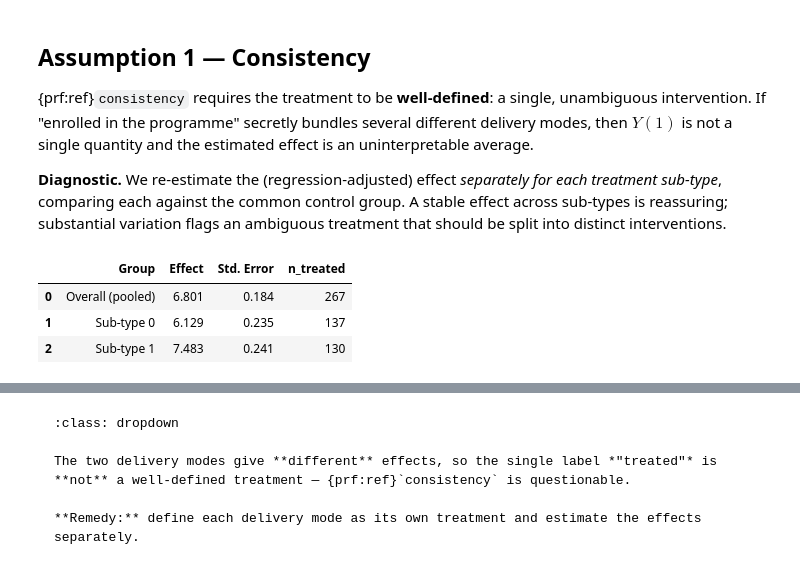
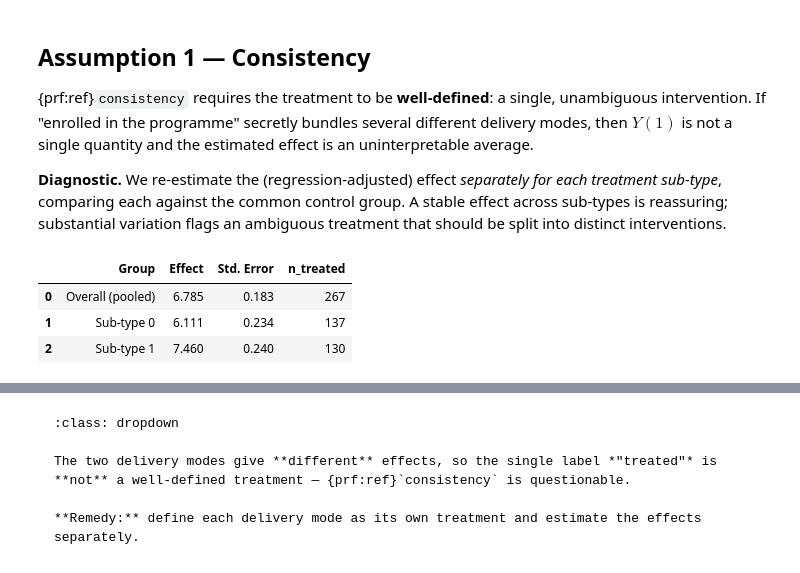
Before and after one commit to actuarial-data-science/ActuarialCausalInference, a Jupyter notebook: application/observational_data.ipynb, the cells around one changed output, grey strips where cells are left out. Drawn from its saved outputs; the diff is of its cells as text; code cells hidden in the pictures.

````diff
--- a/application/observational_data.ipynb
+++ b/application/observational_data.ipynb
@@ -333,30 +335,36 @@ Saved SVG figures:
 **Diagnostic.** We re-estimate the (regression-adjusted) effect *separately for each treatment sub-type*, comparing each against the common control group. A stable effect across sub-types is reassuring; substantial variation flags an ambiguous treatment that should be split into distinct interventions.
 # %%
 # Re-estimate the effect within each treatment sub-type (delivery mode).
-covariates_adj = ['X1', 'X2', 'X3', 'X4', 'X5', 'X6', 'X7', 'X8', 'X9', 'X10']
+# Adjustment set = exactly the confounders the DAG declares: {X1, X2}. In the DGP
+# X3 and X4 affect treatment only (they are INSTRUMENTS) and X5–X10 are pure noise.
+# Adjusting for instruments is contraindicated: it amplifies the bias from the
+# unobserved confounder U (Z-bias / bias amplification; Pearl 2011; Myers et al.
+# 2011; Ding, VanderWeele & Robins 2017). We therefore adjust for what — and only
+# what — the DAG (the "contract") licenses.
+covariates_adj = ['X1', 'X2']
 consistency_tbl = consistency_diagnostic(
     data, treatment='T_Treatment', outcome='Y',
     subtype_col='Treatment_Subtype', covariates=covariates_adj,
 )
 display(consistency_tbl.round(3))
 
 # Visualise the effect per sub-type with ±1.96 SE error bars
 fig = go.Figure()
 fig.add_trace(go.Bar(
     x=consistency_tbl['Group'], y=consistency_tbl['Effect'],
     error_y=dict(type='data', array=1.96 * consistency_tbl['Std. Error']),
     marker_color=['#555555', '#1f77b4', '#ff7f0e'][:len(consistency_tbl)],
 ))
 fig.add_hline(y=ATE, line_dash='dash', line_color='green',
               annotation_text=f'True ATE = {ATE}', annotation_position='top left')
 fig.update_layout(title_text='Estimated effect by treatment sub-type',
                   yaxis_title='Effect on Y', xaxis_title='')
 show(fig)
 # %% [output]
 |  | Group | Effect | Std. Error | n_treated |
-| 0 | Overall (pooled) | 6.801 | 0.184 | 267 |
-| 1 | Sub-type 0 | 6.129 | 0.235 | 137 |
-| 2 | Sub-type 1 | 7.483 | 0.241 | 130 |
+| 0 | Overall (pooled) | 6.785 | 0.183 | 267 |
+| 1 | Sub-type 0 | 6.111 | 0.234 | 137 |
+| 2 | Sub-type 1 | 7.460 | 0.240 | 130 |
 [interactive output not drawn]
 # %% [markdown]
 ```{note} Interpretation — consistency
````
Also changed, not shown: parts of 7 cells of this notebook.
